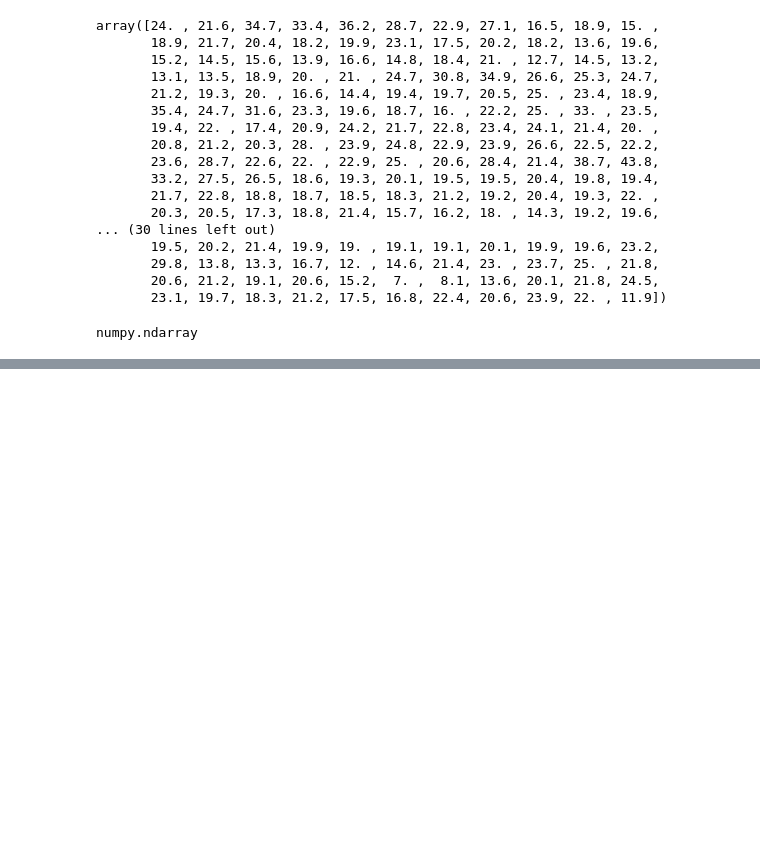
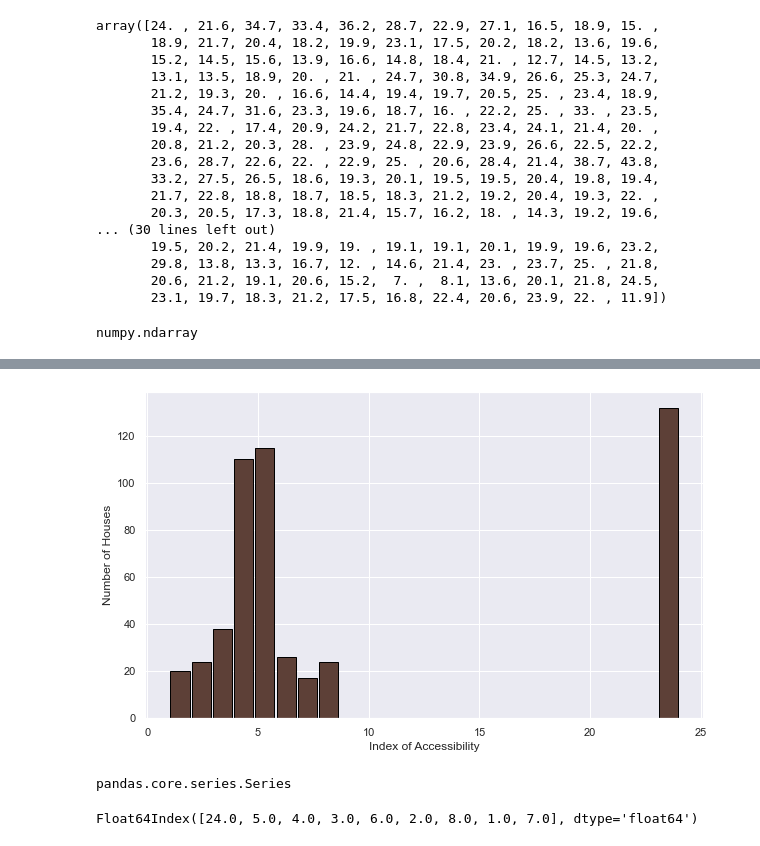
Before and after one commit to Foyezz/Data-Sciece-and-ML-Bootcamp-, a Jupyter notebook: Predeict_House_Prices_with_Multivariable_LinearRegression/Multivariate Regression.ipynb, the cells around one changed output, grey strips where cells are left out. Drawn from its saved outputs; the diff is of its cells as text; code cells hidden in the pictures; blank space fills up the shorter version.

```diff
--- a/Predeict_House_Prices_with_Multivariable_LinearRegression/Multivariate Regression.ipynb
+++ b/Predeict_House_Prices_with_Multivariable_LinearRegression/Multivariate Regression.ipynb
@@ -109,0 +228,10 @@ numpy.ndarray
+# %%
+plt.figure(figsize=(10, 6))
+plt.hist(data['RAD'], bins = 24, ec = 'black', color = '#5D4037', rwidth = 0.9)
+
+plt.xlabel('Index of Accessibility')
+plt.ylabel('Number of Houses')
+
+plt.show()
+# %% [output]
+[figure, added]
@@ -109,0 +240,9 @@ numpy.ndarray
+# %%
+type(frequency)
+# %% [output]
+pandas.core.series.Series
+# %%
+# frequency.index
+frequency.axes[0]
+# %% [output]
+Float64Index([24.0, 5.0, 4.0, 3.0, 6.0, 2.0, 8.0, 1.0, 7.0], dtype='float64')
```
Also changed, not shown: parts of 24 cells of this notebook.
